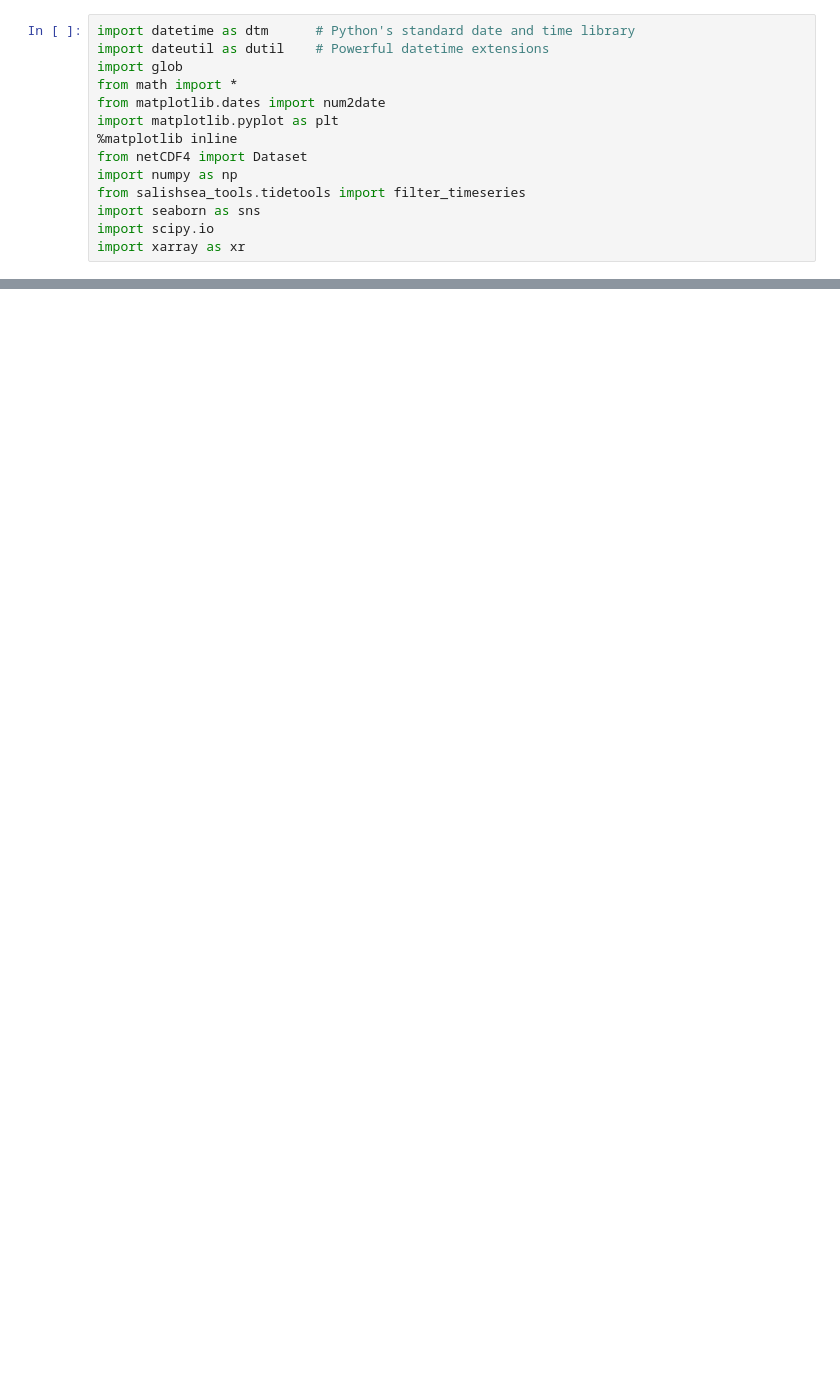
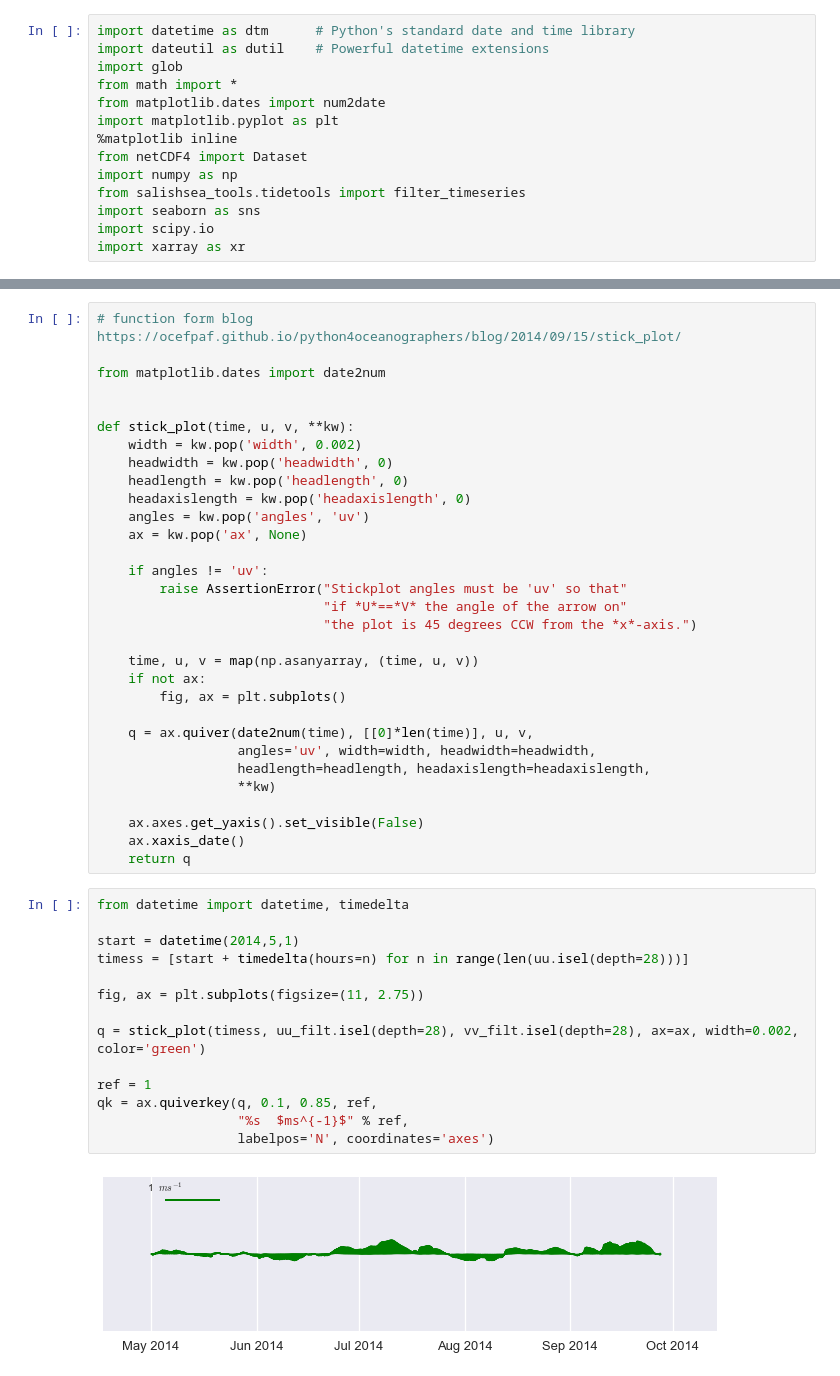
Before and after one commit to UBC-MOAD/neptune_data, a Jupyter notebook: NEPTUNE_adcp_Hovmoller_diagram.ipynb, the cells around one changed output, grey strips where cells are left out. Drawn from its saved outputs; the diff is of its cells as text; blank space fills up the shorter version.

```diff
--- a/NEPTUNE_adcp_Hovmoller_diagram.ipynb
+++ b/NEPTUNE_adcp_Hovmoller_diagram.ipynb
@@ -294,0 +288,47 @@ Attributes:
+# %%
+# function form blog https://ocefpaf.github.io/python4oceanographers/blog/2014/09/15/stick_plot/
+
+from matplotlib.dates import date2num
+
+
+def stick_plot(time, u, v, **kw):
+    width = kw.pop('width', 0.002)
+    headwidth = kw.pop('headwidth', 0)
+    headlength = kw.pop('headlength', 0)
+    headaxislength = kw.pop('headaxislength', 0)
+    angles = kw.pop('angles', 'uv')
+    ax = kw.pop('ax', None)
+
+    if angles != 'uv':
+        raise AssertionError("Stickplot angles must be 'uv' so that"
+                             "if *U*==*V* the angle of the arrow on"
+                             "the plot is 45 degrees CCW from the *x*-axis.")
+
+    time, u, v = map(np.asanyarray, (time, u, v))
+    if not ax:
+        fig, ax = plt.subplots()
+
+    q = ax.quiver(date2num(time), [[0]*len(time)], u, v,
+                  angles='uv', width=width, headwidth=headwidth,
+                  headlength=headlength, headaxislength=headaxislength,
+                  **kw)
+
+    ax.axes.get_yaxis().set_visible(False)
+    ax.xaxis_date()
+    return q
+# %%
+from datetime import datetime, timedelta
+
+start = datetime(2014,5,1)
+timess = [start + timedelta(hours=n) for n in range(len(uu.isel(depth=28)))]
+
+fig, ax = plt.subplots(figsize=(11, 2.75))
+
+q = stick_plot(timess, uu_filt.isel(depth=28), vv_filt.isel(depth=28), ax=ax, width=0.002, color='green')
+
+ref = 1
+qk = ax.quiverkey(q, 0.1, 0.85, ref,
+                  "%s  $ms^{-1}$" % ref,
+                  labelpos='N', coordinates='axes')
+# %% [output]
+[figure, added]
```
Also changed, not shown: parts of 13 cells of this notebook, 2 other files.
